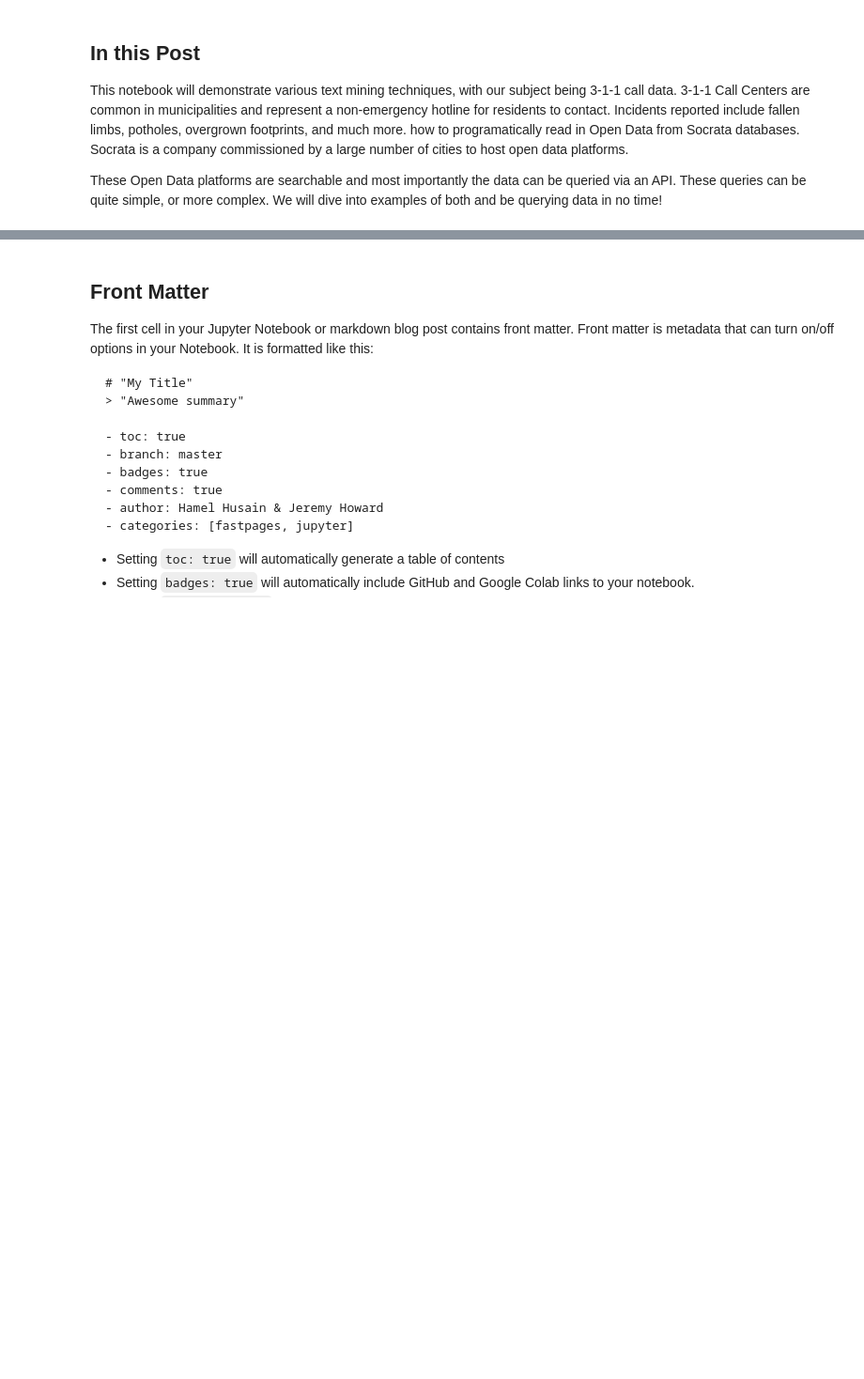
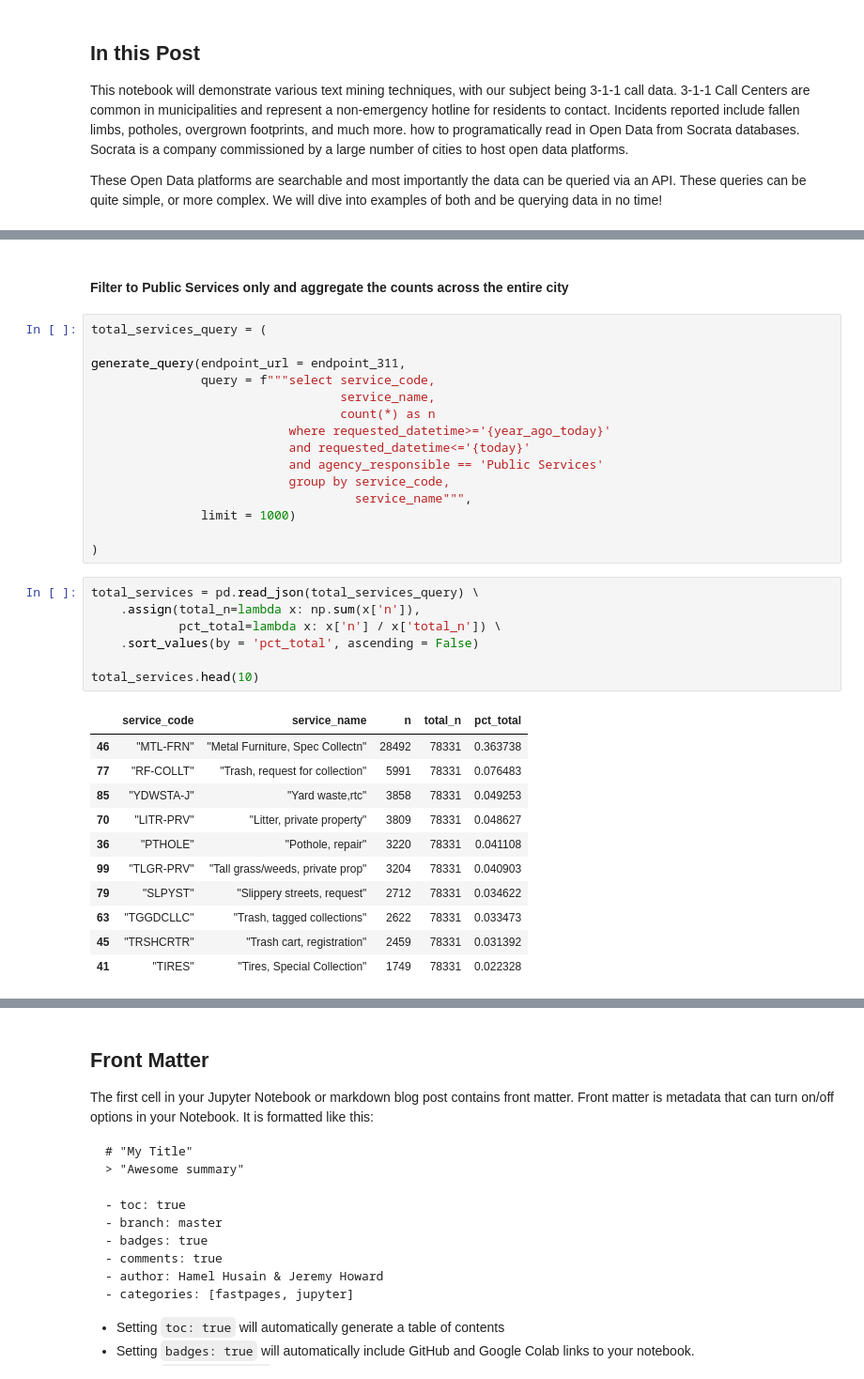
Before and after one commit to jmbahr/the-city-scraper, a Jupyter notebook: _notebooks/2021-08-25-text-analytics-311.ipynb, the cells around one changed output, grey strips where cells are left out. Shown at 94% size. Drawn from its saved outputs; the diff is of its cells as text; blank space fills up the shorter version.

```diff
--- a/_notebooks/2021-08-25-text-analytics-311.ipynb
+++ b/_notebooks/2021-08-25-text-analytics-311.ipynb
@@ -21,0 +112,36 @@ These Open Data platforms are searchable and most importantly the data can be qu
+# %% [markdown]
+#### Filter to Public Services only and aggregate the counts across the entire city
+# %%
+total_services_query = (
+
+generate_query(endpoint_url = endpoint_311,
+               query = f"""select service_code,
+                                  service_name,
+                                  count(*) as n
+                           where requested_datetime>='{year_ago_today}'
+                           and requested_datetime<='{today}'
+                           and agency_responsible == 'Public Services'
+                           group by service_code,
+                                    service_name""",
+               limit = 1000)
+
+)
+# %%
+total_services = pd.read_json(total_services_query) \
+    .assign(total_n=lambda x: np.sum(x['n']),
+            pct_total=lambda x: x['n'] / x['total_n']) \
+    .sort_values(by = 'pct_total', ascending = False)
+
+total_services.head(10)
+# %% [output]
+|  | service_code | service_name | n | total_n | pct_total |
+| 46 | "MTL-FRN" | "Metal Furniture, Spec Collectn" | 28492 | 78331 | 0.363738 |
+| 77 | "RF-COLLT" | "Trash, request for collection" | 5991 | 78331 | 0.076483 |
+| 85 | "YDWSTA-J" | "Yard waste,rtc" | 3858 | 78331 | 0.049253 |
+| 70 | "LITR-PRV" | "Litter, private property" | 3809 | 78331 | 0.048627 |
+| 36 | "PTHOLE" | "Pothole, repair" | 3220 | 78331 | 0.041108 |
+| 99 | "TLGR-PRV" | "Tall grass/weeds, private prop" | 3204 | 78331 | 0.040903 |
+| 79 | "SLPYST" | "Slippery streets, request" | 2712 | 78331 | 0.034622 |
+| 63 | "TGGDCLLC" | "Trash, tagged collections" | 2622 | 78331 | 0.033473 |
+| 45 | "TRSHCRTR" | "Trash cart, registration" | 2459 | 78331 | 0.031392 |
+| 41 | "TIRES" | "Tires, Special Collection" | 1749 | 78331 | 0.022328 |
```
Also changed, not shown: parts of 22 cells of this notebook.
